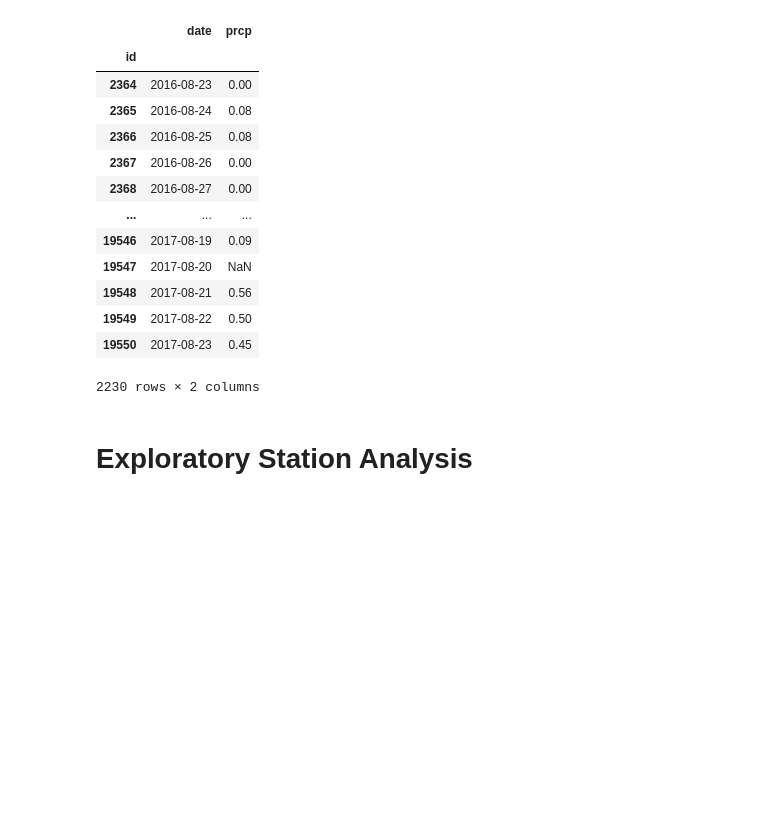
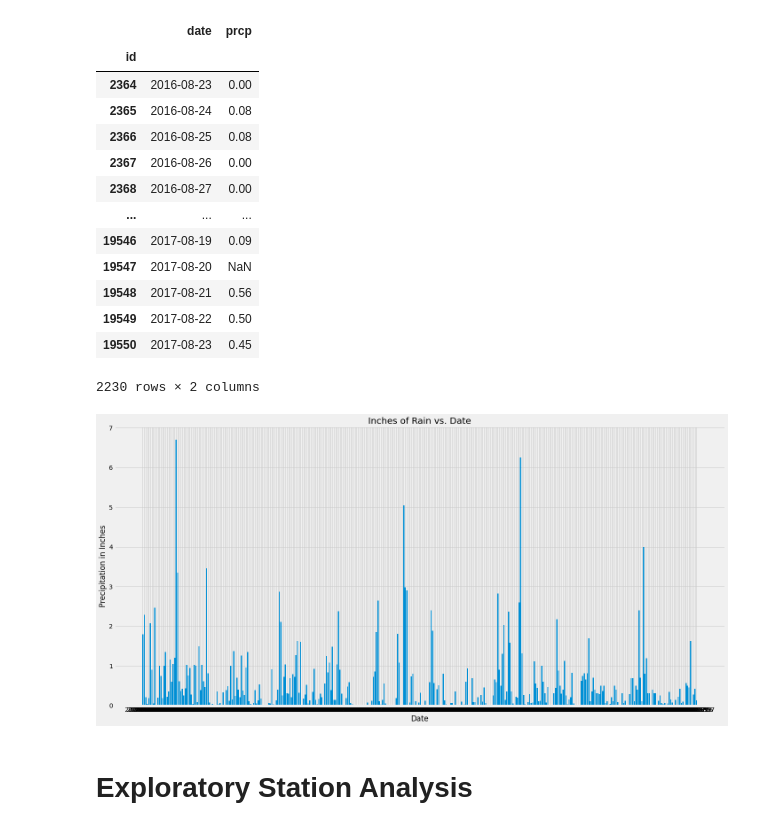
Before and after one commit to efennie/sqlalchemy-challenge, a Jupyter notebook: climate_starter.ipynb, the cells around one changed output. Cells and saved outputs as stored; diff of their text form; code cells hidden in the pictures; blank space fills up the shorter version.

Commit message:
graph created part one done

```diff
--- a/climate_starter.ipynb
+++ b/climate_starter.ipynb
@@ -132,3 +130,17 @@ measurement_to_plot_df
+# %%
+# Use Pandas Plotting with Matplotlib to plot the data
+x_axis = measurement_to_plot_df['date']
+y_axis = measurement_to_plot_df['prcp']
+plt.figure(figsize=(20,10))
+plt.bar(x_axis, y_axis)
+plt.title("Inches of Rain vs. Date")
+plt.xlabel("Date")
+plt.ylabel("Precipitation in Inches")
+plt.tight_layout()
+plt.savefig('precip_date.png')
+plt.show()
+# %% [output]
+[figure, added]
 # %%
 # Use Pandas to calcualte the summary statistics for the precipitation data
 # %% [markdown]
```
Also changed, not shown: parts of 1 cell of this notebook, 1 other file.
